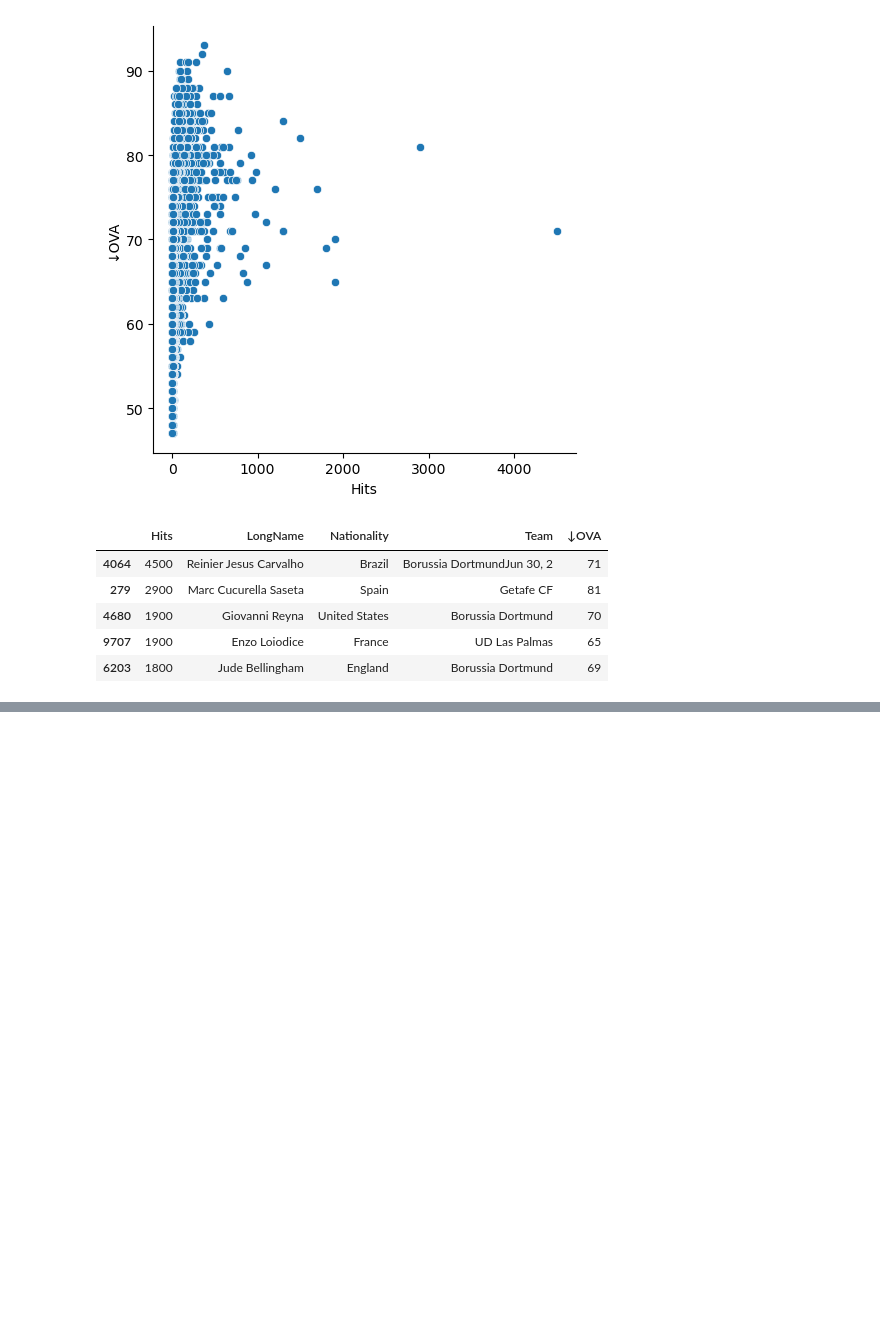
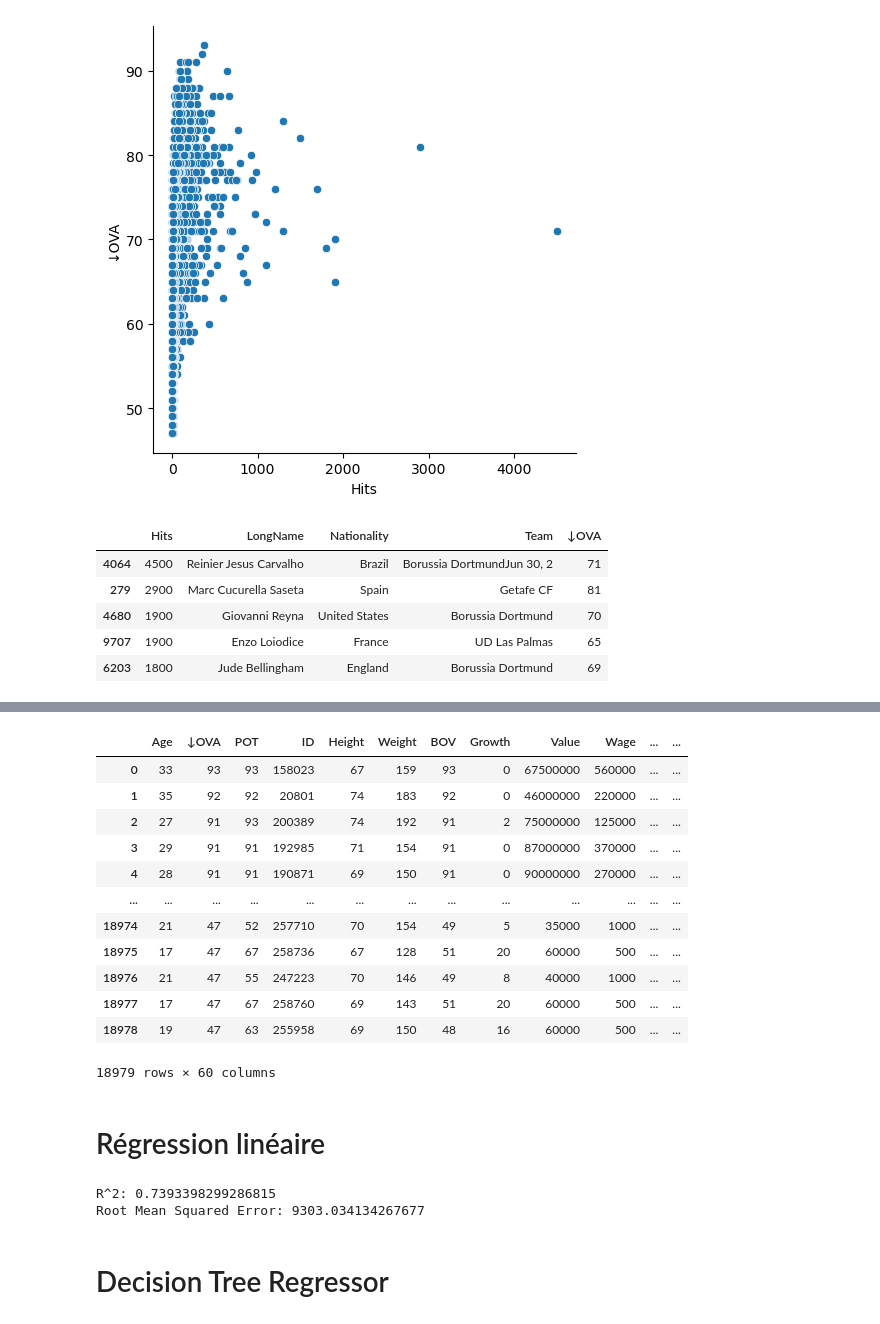
Before and after one commit to papstarlove/Data-Processing-Machine-Learning, a Jupyter notebook: fifa messy data/projet2.ipynb, the cells around one changed output, grey strips where cells are left out. Cells and saved outputs as stored; diff of their text form; code cells hidden in the pictures; blank space fills up the shorter version.

Commit message:
error

```diff
--- a/fifa messy data/kaggle1.ipynb
+++ b/fifa messy data/projet2.ipynb
@@ -436,0 +470,20 @@ most_hits[["Hits",'LongName', 'Nationality', 'Team','↓OVA']]
+# %%
+#séparer colonnes numériques et catégorielles
+df_num = df.select_dtypes(include = ['float64', 'int64'])
+df_cat = df.select_dtypes(include = ['object'])
+# %%
+df_num
+# %% [output]
+|  | Age | ↓OVA | POT | ID | Height | Weight | BOV | Growth | Value | Wage | ... | ... |
+| 0 | 33 | 93 | 93 | 158023 | 67 | 159 | 93 | 0 | 67500000 | 560000 | ... | ... |
+| 1 | 35 | 92 | 92 | 20801 | 74 | 183 | 92 | 0 | 46000000 | 220000 | ... | ... |
+| 2 | 27 | 91 | 93 | 200389 | 74 | 192 | 91 | 2 | 75000000 | 125000 | ... | ... |
+| 3 | 29 | 91 | 91 | 192985 | 71 | 154 | 91 | 0 | 87000000 | 370000 | ... | ... |
+| 4 | 28 | 91 | 91 | 190871 | 69 | 150 | 91 | 0 | 90000000 | 270000 | ... | ... |
+| ... | ... | ... | ... | ... | ... | ... | ... | ... | ... | ... | ... | ... |
+| 18974 | 21 | 47 | 52 | 257710 | 70 | 154 | 49 | 5 | 35000 | 1000 | ... | ... |
+| 18975 | 17 | 47 | 67 | 258736 | 67 | 128 | 51 | 20 | 60000 | 500 | ... | ... |
+| 18976 | 21 | 47 | 55 | 247223 | 70 | 146 | 49 | 8 | 40000 | 1000 | ... | ... |
+| 18977 | 17 | 47 | 67 | 258760 | 69 | 143 | 51 | 20 | 60000 | 500 | ... | ... |
+| 18978 | 19 | 47 | 63 | 255958 | 69 | 150 | 48 | 16 | 60000 | 500 | ... | ... |
+18979 rows × 60 columns
@@ -436,0 +496,21 @@ most_hits[["Hits",'LongName', 'Nationality', 'Team','↓OVA']]
+# %% [markdown]
+# Régression linéaire
+# %%
+
+X_train, X_test, y_train, y_test = train_test_split(X, y, test_size=0.3, random_state=123) # 70% training and 30% test
+
+
+reg_all = LinearRegression()
+
+reg_all.fit(X_train, y_train)
+
+
+y_pred = reg_all.predict(X_test)
+
+# Compute and print R^2 and RMSE
+print("R^2: {}".format(reg_all.score(X_test, y_test))) # R^2 is the coefficient of determination, it is a statistical measure of how close the data are to the fitted regression line
+rmse = np.sqrt(mean_squared_error(y_test, y_pred)) # RMSE is the Root Mean Squared Error, it is the standard deviation of the residuals (prediction errors)
+print("Root Mean Squared Error: {}".format(rmse))
+# %% [output]
+R^2: 0.7393398299286815
+Root Mean Squared Error: 9303.034134267677
@@ -436,0 +519,2 @@ most_hits[["Hits",'LongName', 'Nationality', 'Team','↓OVA']]
+# %% [markdown]
+# Decision Tree Regressor
```
Also changed, not shown: parts of 19 cells of this notebook, 1 other file.
